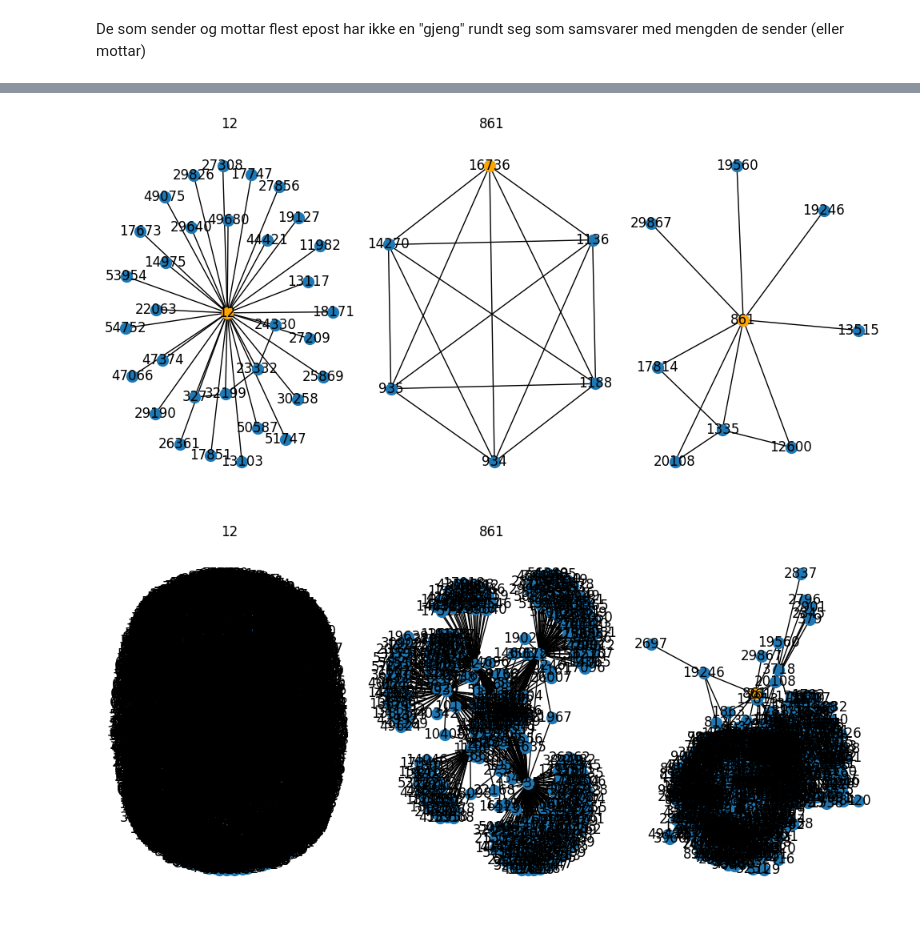
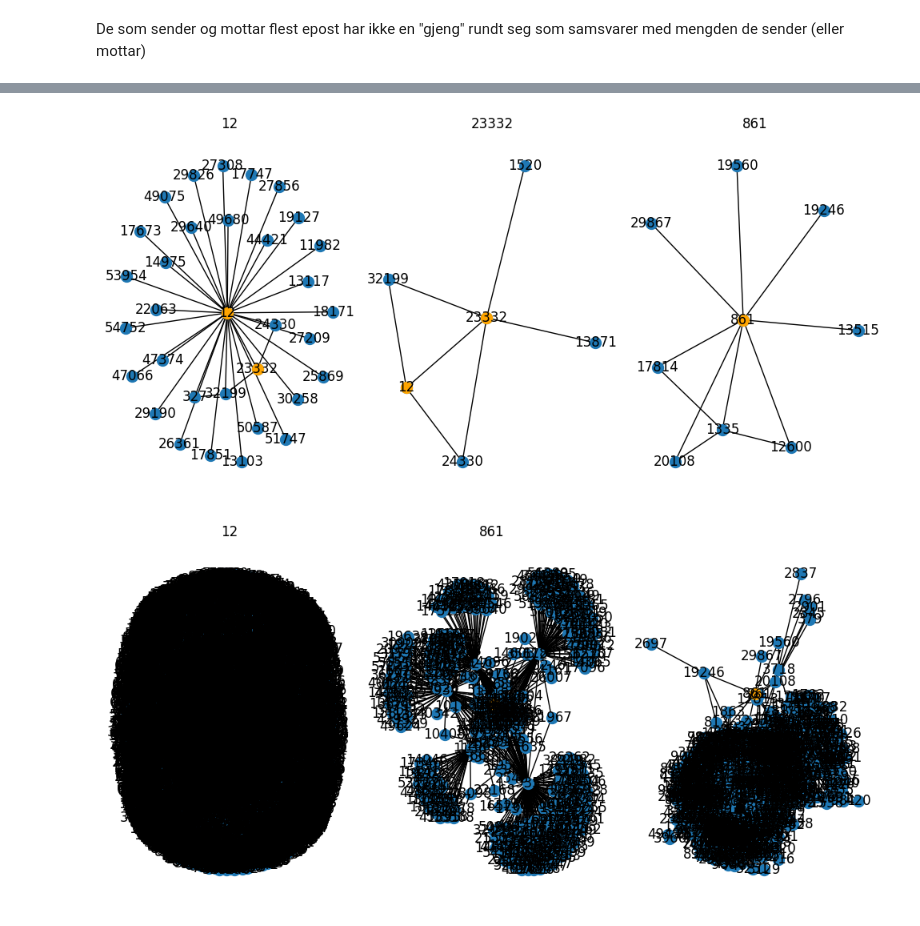
Before and after one commit to Tage-Politi/grafdag-2026, a Jupyter notebook: generell.ipynb, the cells around one changed output, grey strips where cells are left out. Cells and saved outputs as stored; diff of their text form; code cells hidden in the pictures.

```diff
--- a/generell.ipynb
+++ b/generell.ipynb
@@ -728,35 +724,35 @@ Antall "store" noder: 2938 og i forhold til totalen 0.051
 2434 1.0 8
 # %%
 # La oss se på tre av dem
-# 12, 18958, 861
+# 12, 2434, 861 (tilfeldig valgt)
 # Tre sub-plot
 
 fig, (ax1, ax2, ax3) = plt.subplots(1, 3, figsize=(10, 5))
 
 ego1 = nx.ego_graph(UG, 12, radius=1) # hent nabo-nodene fra alle ikke bare de store
 pos1 = nx.spring_layout(ego1, seed=42)
 nx.draw(ego1, pos1, ax=ax1, with_labels=True,  node_size=100)
 # Lag hovednoden orange
-nx.draw_networkx_nodes(ego1, pos1, ax=ax1, nodelist=[12], node_color='orange', node_size=100)
+nx.draw_networkx_nodes(ego1, pos1, ax=ax1, nodelist=[12,23332], node_color='orange', node_size=100)
 ax1.set_title("12")
 
-ego2 = nx.ego_graph(UG, 16736 , radius=1)
-pos2 = nx.spring_layout(ego2, seed=42)
+ego2 = nx.ego_graph(UG, 23332 , radius=1)
+pos2 = nx.spring_layout(ego2, seed=1)
 nx.draw(ego2, pos2, ax=ax2, with_labels=True,  node_size=100)
-nx.draw_networkx_nodes(ego2, pos2, ax=ax2, nodelist=[16736], node_color='orange', node_size=100)
-ax2.set_title("16736 ")
+nx.draw_networkx_nodes(ego2, pos2, ax=ax2, nodelist=[23332, 12], node_color='orange', node_size=100)
+ax2.set_title("23332")
 
 ego3 = nx.ego_graph(UG, 861 , radius=1)
 pos3 = nx.spring_layout(ego3, seed=42)
 nx.draw(ego3, pos3, ax=ax3, with_labels=True,  node_size=100)
 nx.draw_networkx_nodes(ego3, pos3, ax=ax3, nodelist=[861], node_color='orange', node_size=100)
 ax3.set_title("861")
 
 # Ikke overlapp, takk
 plt.tight_layout()
 plt.show()
 # %% [output]
-[figure, old version]
+[figure, new version]
 # %%
 # Se hele nabolaget for de samme tre
 # 12, 18958, 861
```
Also changed, not shown: parts of 3 cells of this notebook.
